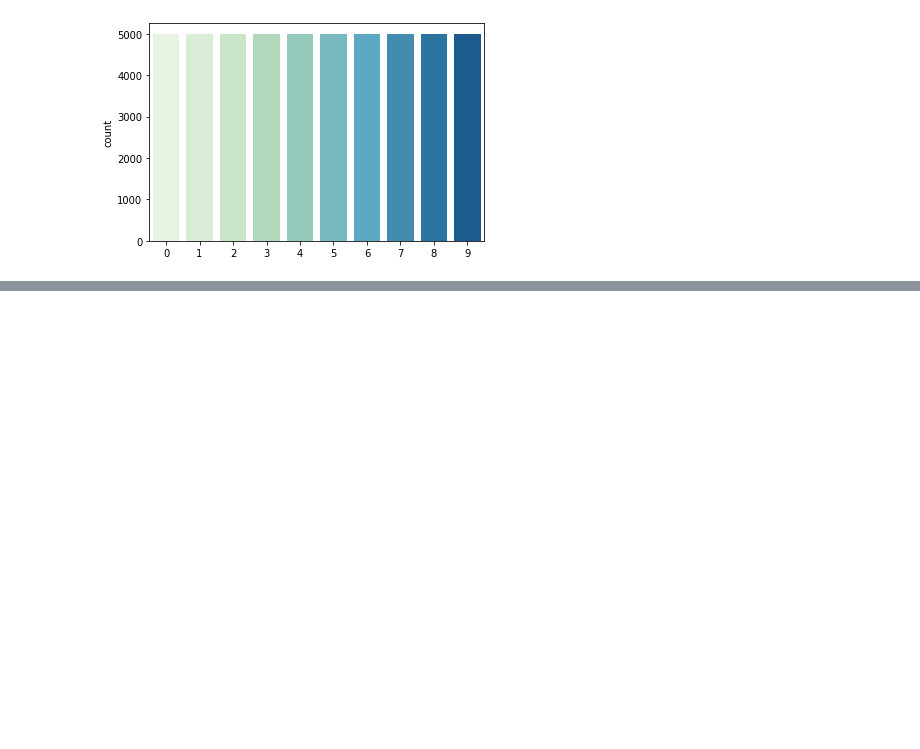
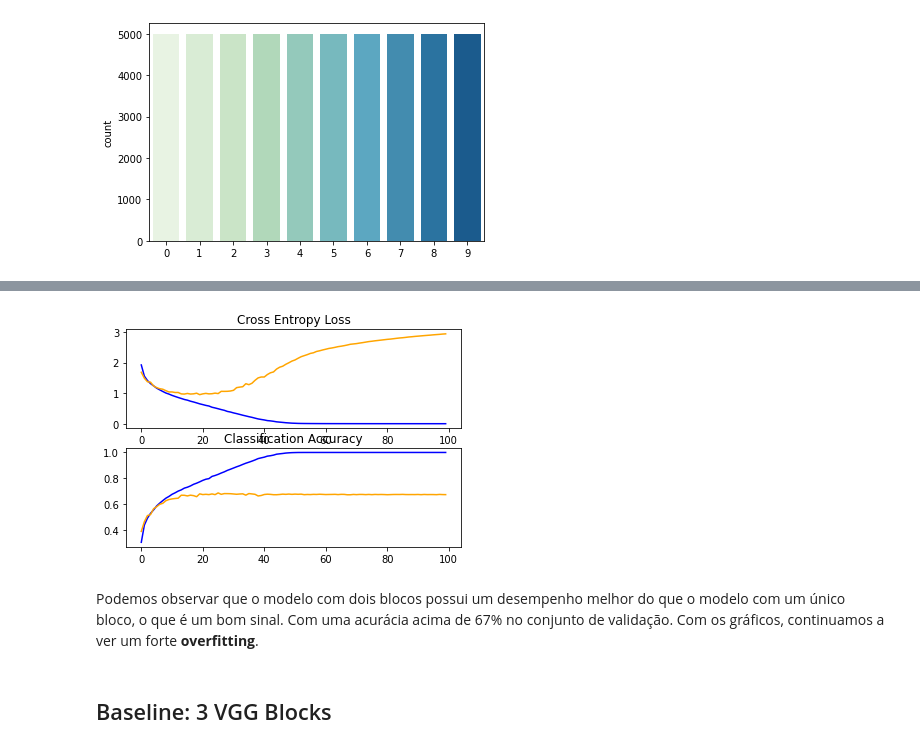
Before and after one commit to antonieti/ProjetoID, a Jupyter notebook: ProjetoID.ipynb, the cells around one changed output, grey strips where cells are left out. Drawn from its saved outputs; the diff is of its cells as text; code cells hidden in the pictures; blank space fills up the shorter version.

```diff
--- a/ProjetoID.ipynb
+++ b/ProjetoID.ipynb
@@ -170,0 +228,14 @@ gs_random.best_score_
+# %%
+model_vgg2 = Sequential()
+model_vgg2.add(Conv2D(32, (3, 3), activation='relu', kernel_initializer='he_uniform', padding='same', input_shape=(32, 32, 3)))
+model_vgg2.add(Conv2D(32, (3, 3), activation='relu', kernel_initializer='he_uniform', padding='same'))
+model_vgg2.add(MaxPooling2D((2, 2)))
+model_vgg2.add(Conv2D(64, (3, 3), activation='relu', kernel_initializer='he_uniform', padding='same'))
+model_vgg2.add(Conv2D(64, (3, 3), activation='relu', kernel_initializer='he_uniform', padding='same'))
+model_vgg2.add(MaxPooling2D((2, 2)))
+model_vgg2.add(Flatten())
+model_vgg2.add(Dense(128, activation='relu', kernel_initializer='he_uniform'))
+model_vgg2.add(Dense(10, activation='softmax'))
+model_vgg2.compile(optimizer=opt, loss='categorical_crossentropy', metrics=['accuracy'])
+# %%
+history=model_vgg2.fit(x_train, y_train, batch_size=batch_size, epochs=epochs, validation_split=0.2)
@@ -170,0 +260,8 @@ gs_random.best_score_
+# %%
+summarize_diagnostics(history, "twovgg")
+# %% [output]
+[figure, added]
+# %% [markdown]
+Podemos observar que o modelo com dois blocos possui um desempenho melhor do que o modelo com um único bloco, o que é um bom sinal. Com uma acurácia acima de 67% no conjunto de validação. Com os gráficos, continuamos a ver um forte **overfitting**.
+# %% [markdown]
+## Baseline: 3 VGG Blocks
```
Also changed, not shown: parts of 65 cells of this notebook.
